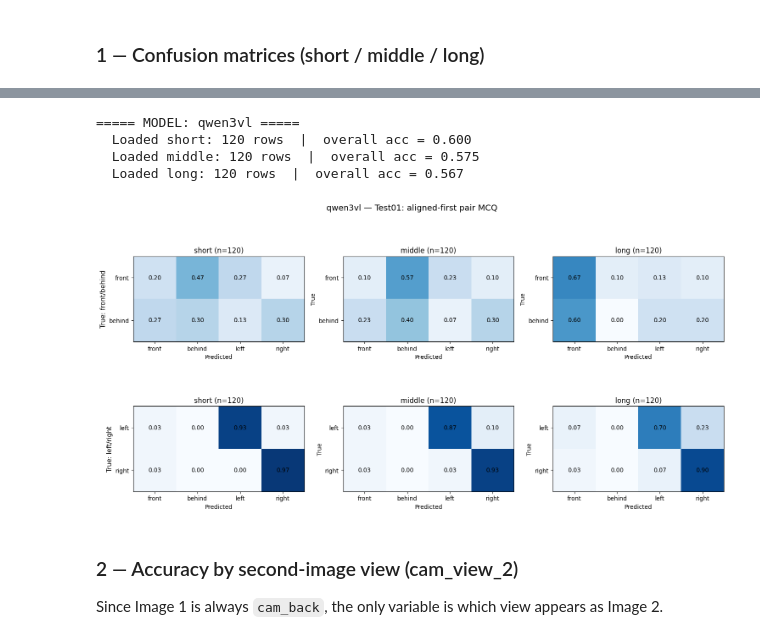
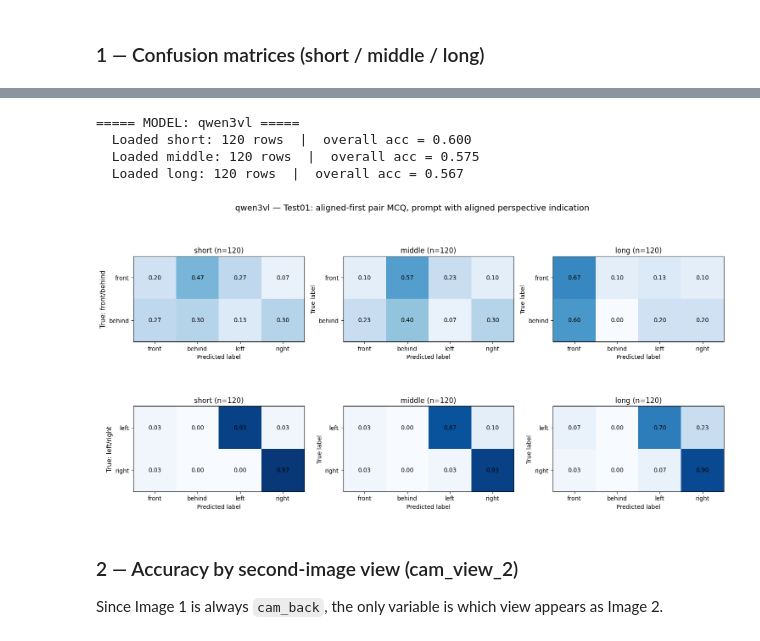
Before and after one commit to zhiying318/Parcours_recherche_server_sync, a Jupyter notebook: comfort_eval_tests/eval_analyse.ipynb, the cells around one changed output, grey strips where cells are left out. Cells and saved outputs as stored; diff of their text form; code cells hidden in the pictures.

```diff
--- a/comfort_eval_tests/eval_analyse.ipynb
+++ b/comfort_eval_tests/eval_analyse.ipynb
@@ -27,6 +27,18 @@ TRUE_LABEL_GROUPS = {
 }
 
 OPPOSITE_RELATION = {"front": "behind", "behind": "front", "left": "right", "right": "left"}
+
+# Test02: correct = always "front" (cam_pov_front).
+# When wrong, model picked the distractor whose direction is relation-dependent:
+#   front/behind -> cam_pov_back  -> "behind"
+#   left         -> cam_pov_left  -> "left"
+#   right        -> cam_pov_right -> "right"
+TEST02_DISTRACTOR_DIRECTION = {
+    "front":  "behind",
+    "behind": "behind",
+    "left":   "left",
+    "right":  "right",
+}
 
 # ── Shared helpers ─────────────────────────────────────────────────────────
 
@@ -93,8 +105,8 @@ def plot_confusion_on_ax(df, ax, title, true_labels):
         for j in range(cm_df.shape[1]):
             ax.text(j, i, f"{cm_df.iloc[i, j]:.2f}", ha="center", va="center")
     ax.set_title(title)
-    ax.set_xlabel("Predicted")
-    ax.set_ylabel("True")
+    ax.set_xlabel("Predicted label")
+    ax.set_ylabel("True label")
 
 
 # ── Test01 loader ─────────────────────────────────────────────────────────
@@ -131,11 +143,6 @@ def load_and_prepare_pov(csv_path):
     df["correct_relation"] = df["correct_relation"].map(RELATION_MAP).fillna(df["correct_relation"])
     df["is_correct"] = df["correct"].astype(str).str.lower().isin(["true", "1"])
     df["cam_view_external_short"] = df["cam_view_external"].str.replace("cam_", "", regex=False)
-    # binary choice: wrong => model implicitly picked the opposite-direction POV
-    df["pred_relation"] = df.apply(
-        lambda r: r["correct_relation"] if r["is_correct"] else OPPOSITE_RELATION.get(r["correct_relation"], None),
-        axis=1,
-    )
     return df
 
 
@@ -162,7 +219,7 @@ for model in models01:
     dfs = {}
 
     for length in lengths:
-        csv_path = os.path.join(TEST01_DIR, f"pair_mcq_{length}_{model}.csv")
+        csv_path = os.path.join(TEST01_DIR, f"pair_mcq_{length}_{model}_with'aligned'.csv")
         if not os.path.exists(csv_path):
             print(f"  Missing: {csv_path}")
             continue
@@ -175,35 +232,35 @@ for model in models01:
     if not dfs:
         continue
 
     # Row 1: true = front/behind; Row 2: true = left/right; columns = short/middle/long
     fig, axes = plt.subplots(2, 3, figsize=(15, 8))
     for i, length in enumerate(lengths):
         if length not in dfs:
             axes[0][i].axis("off")
             axes[1][i].axis("off")
             continue
         plot_confusion_on_ax(
             dfs[length], axes[0][i],
             title=f"{length} (n={len(dfs[length])})",
             true_labels=TRUE_LABEL_GROUPS["front_behind"]
         )
         plot_confusion_on_ax(
             dfs[length], axes[1][i],
             title=f"{length} (n={len(dfs[length])})",
             true_labels=TRUE_LABEL_GROUPS["left_right"]
         )
 
     axes[0][0].set_ylabel("True: front/behind", fontsize=11)
     axes[1][0].set_ylabel("True: left/right", fontsize=11)
-    fig.suptitle(f"{model} — Test01: aligned-first pair MCQ", fontsize=14)
+    fig.suptitle(f"{model} — Test01: aligned-first pair MCQ, prompt with aligned perspective indication", fontsize=14)
     plt.tight_layout()
     plt.show()
 # %% [output]
 ===== MODEL: qwen3vl =====
   Loaded short: 120 rows  |  overall acc = 0.600
   Loaded middle: 120 rows  |  overall acc = 0.575
   Loaded long: 120 rows  |  overall acc = 0.567
-[figure, old version]
+[figure, new version]
 # %% [markdown]
 ### 2 — Accuracy by second-image view (cam_view_2)
 
```
Also changed, not shown: parts of 9 cells of this notebook, 21 other files.
